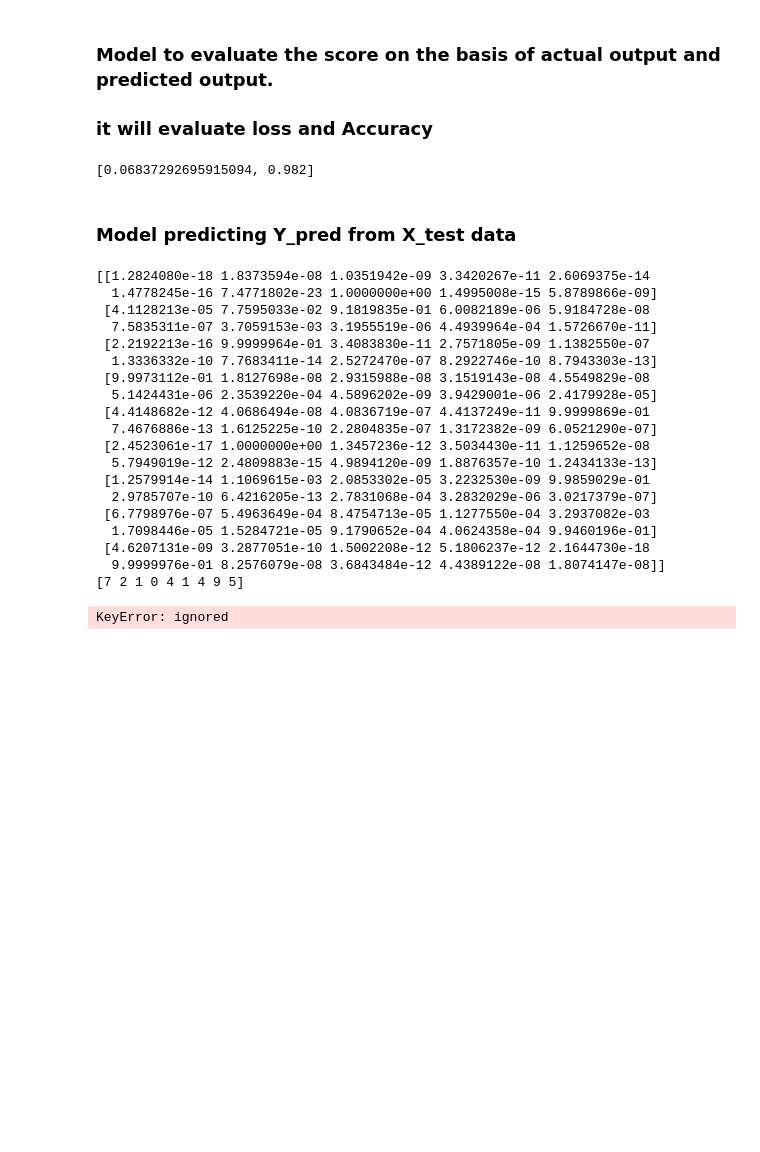
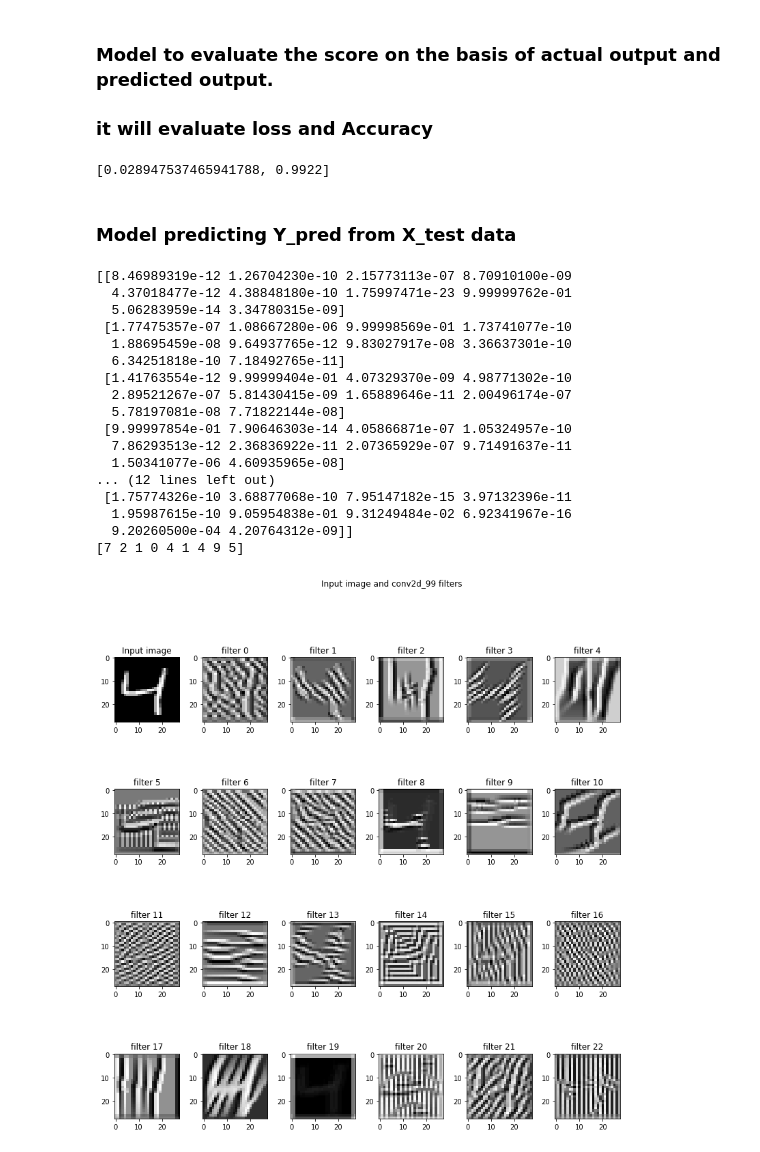
Before and after one commit to Mayank01/EVA, a Jupyter notebook: Assignment3.ipynb, the cells around one changed output. Drawn from its saved outputs; the diff is of its cells as text; code cells hidden in the pictures; blank space fills up the shorter version.

```diff
--- a/Assignment3.ipynb
+++ b/Assignment3.ipynb
@@ -77,28 +77,31 @@ array([[0., 0., 0., 0., 0., 1., 0., 0., 0., 0.],
 # loading packages for convolution layers
 from keras.layers import Activation
 from keras.layers.normalization import BatchNormalization
+
 model = Sequential()
-
 model.add(Convolution2D(32,3,3, activation='relu', input_shape=(28,28,1)))
 model.add(BatchNormalization())
 model.add(Convolution2D(32,3,3, activation='relu'))
-#model.add(Convolution2D(32,3,3, activation='relu'))
+
+model.add(MaxPooling2D(pool_size=(2,2)))
+model.add(Convolution2D(10,1,1, activation='relu'))
+model.add(BatchNormalization())
+model.add(Convolution2D(10,3,3, activation='relu'))
+
+model.add(Dropout(0.2))
+model.add(Convolution2D(10,3,3, activation='relu'))
+
+model.add(MaxPooling2D(pool_size=(2,2)))
+model.add(Convolution2D(10,1,1,activation='relu'))
+model.add(BatchNormalization())
+model.add(Convolution2D(10,3,3, activation='relu'))
 
 #model.add(MaxPooling2D(pool_size=(2,2)))
-model.add(Convolution2D(10,1,1,activation='relu'))
+#model.add(Convolution2D(10,1,1, activation='relu'))
 
-model.add(Convolution2D(10, 3,3, activation='relu'))
-model.add(BatchNormalization())
-model.add(MaxPooling2D(pool_size=(2,2)))
-model.add(Convolution2D(10,3,3,activation='relu'))
-model.add(Convolution2D(10,3,3,activation='relu'))
-model.add(Convolution2D(10,3,3,activation='relu'))
-model.add(Convolution2D(10,3,3,activation='relu'))
-
-model.add(Convolution2D(10,1,1, activation='relu'))
-model.add(Convolution2D(10, 3,3))
-
-#model.add(MaxPooling2D(pool_size=(2,2)))
+#model.add(BatchNormalization())
+#model.add(Convolution2D(10,3,3,activation='relu'))
+model.add(Convolution2D(10, 2, 2))
 
 model.add(Flatten())
 model.add(Activation('softmax'))
@@ -134,5 +137,5 @@ model.compile(loss='categorical_crossentropy',
 # %% [markdown]
 ###To fit model btw X_train and predicted y_train)
 # %%
-model.fit(X_train, Y_train, batch_size=32, nb_epoch=10, verbose=1)
+model.fit(X_train, Y_train, batch_size=32, nb_epoch=35, verbose=1)
 # %% [output]
@@ -165,7 +183,7 @@ score = model.evaluate(X_test, Y_test, verbose=0)
 # %%
 print(score)
 # %% [output]
-[0.06837292695915094, 0.982]
+[0.028947537465941788, 0.9922]
 # %% [markdown]
 ### Model predicting Y_pred from X_test data
 # %%
@@ -174,24 +192,22 @@ y_pred = model.predict(X_test)
 print(y_pred[:9])
 print(y_test[:9])
 # %% [output]
-[[1.2824080e-18 1.8373594e-08 1.0351942e-09 3.3420267e-11 2.6069375e-14
-  1.4778245e-16 7.4771802e-23 1.0000000e+00 1.4995008e-15 5.8789866e-09]
- [4.1128213e-05 7.7595033e-02 9.1819835e-01 6.0082189e-06 5.9184728e-08
-  7.5835311e-07 3.7059153e-03 3.1955519e-06 4.4939964e-04 1.5726670e-11]
- [2.2192213e-16 9.9999964e-01 3.4083830e-11 2.7571805e-09 1.1382550e-07
-  1.3336332e-10 7.7683411e-14 2.5272470e-07 8.2922746e-10 8.7943303e-13]
- [9.9973112e-01 1.8127698e-08 2.9315988e-08 3.1519143e-08 4.5549829e-08
-  5.1424431e-06 2.3539220e-04 4.5896202e-09 3.9429001e-06 2.4179928e-05]
- [4.4148682e-12 4.0686494e-08 4.0836719e-07 4.4137249e-11 9.9999869e-01
-  7.4676886e-13 1.6125225e-10 2.2804835e-07 1.3172382e-09 6.0521290e-07]
- [2.4523061e-17 1.0000000e+00 1.3457236e-12 3.5034430e-11 1.1259652e-08
-  5.7949019e-12 2.4809883e-15 4.9894120e-09 1.8876357e-10 1.2434133e-13]
- [1.2579914e-14 1.1069615e-03 2.0853302e-05 3.2232530e-09 9.9859029e-01
-  2.9785707e-10 6.4216205e-13 2.7831068e-04 3.2832029e-06 3.0217379e-07]
- [6.7798976e-07 5.4963649e-04 8.4754713e-05 1.1277550e-04 3.2937082e-03
-  1.7098446e-05 1.5284721e-05 9.1790652e-04 4.0624358e-04 9.9460196e-01]
- [4.6207131e-09 3.2877051e-10 1.5002208e-12 5.1806237e-12 2.1644730e-18
-  9.9999976e-01 8.2576079e-08 3.6843484e-12 4.4389122e-08 1.8074147e-08]]
+[[8.46989319e-12 1.26704230e-10 2.15773113e-07 8.70910100e-09
+  4.37018477e-12 4.38848180e-10 1.75997471e-23 9.99999762e-01
+  5.06283959e-14 3.34780315e-09]
+ [1.77475357e-07 1.08667280e-06 9.99998569e-01 1.73741077e-10
+  1.88695459e-08 9.64937765e-12 9.83027917e-08 3.36637301e-10
+  6.34251818e-10 7.18492765e-11]
+ [1.41763554e-12 9.99999404e-01 4.07329370e-09 4.98771302e-10
+  2.89521267e-07 5.81430415e-09 1.65889646e-11 2.00496174e-07
+  5.78197081e-08 7.71822144e-08]
+ [9.99997854e-01 7.90646303e-14 4.05866871e-07 1.05324957e-10
+  7.86293513e-12 2.36836922e-11 2.07365929e-07 9.71491637e-11
+  1.50341077e-06 4.60935965e-08]
+... (12 lines left out)
+ [1.75774326e-10 3.68877068e-10 7.95147182e-15 3.97132396e-11
+  1.95987615e-10 9.05954838e-01 9.31249484e-02 6.92341967e-16
+  9.20260500e-04 4.20764312e-09]]
 [7 2 1 0 4 1 4 9 5]
 # %%
 layer_dict = dict([(layer.name, layer) for layer in model.layers])
@@ -218,7 +234,7 @@ def deprocess_image(x):
     return x
 
 def vis_img_in_filter(img = np.array(X_train[2]).reshape((1, 28, 28, 1)).astype(np.float64),
-                      layer_name = 'conv2d_14'):
+                      layer_name = 'conv2d_99'):
     layer_output = layer_dict[layer_name].output
     img_ascs = list()
     for filter_index in range(layer_output.shape[3]):
@@ -241,31 +257,31 @@ def vis_img_in_filter(img = np.array(X_train[2]).reshape((1, 28, 28, 1)).astype(
         img_asc = np.array(img)
         # run gradient ascent for 20 steps
         for i in range(20):
             loss_value, grads_value = iterate([img_asc])
             img_asc += grads_value * step
 
         img_asc = img_asc[0]
         img_ascs.append(deprocess_image(img_asc).reshape((28, 28)))
 
     if layer_output.shape[3] >= 35:
         plot_x, plot_y = 6, 6
     elif layer_output.shape[3] >= 23:
         plot_x, plot_y = 4, 6
     elif layer_output.shape[3] >= 11:
         plot_x, plot_y = 2, 6
     else:
         plot_x, plot_y = 1, 2
     fig, ax = plt.subplots(plot_x, plot_y, figsize = (12, 12))
     ax[0, 0].imshow(img.reshape((28, 28)), cmap = 'gray')
     ax[0, 0].set_title('Input image')
     fig.suptitle('Input image and %s filters' % (layer_name,))
     fig.tight_layout(pad = 0.3, rect = [0, 0, 0.9, 0.9])
     for (x, y) in [(i, j) for i in range(plot_x) for j in range(plot_y)]:
         if x == 0 and y == 0:
             continue
         ax[x, y].imshow(img_ascs[x * plot_y + y - 1], cmap = 'gray')
         ax[x, y].set_title('filter %d' % (x * plot_y + y - 1))
 
 vis_img_in_filter()
 # %% [output]
-KeyError: ignored
+[figure, added]
```
Also changed, not shown: parts of 2 cells of this notebook.
